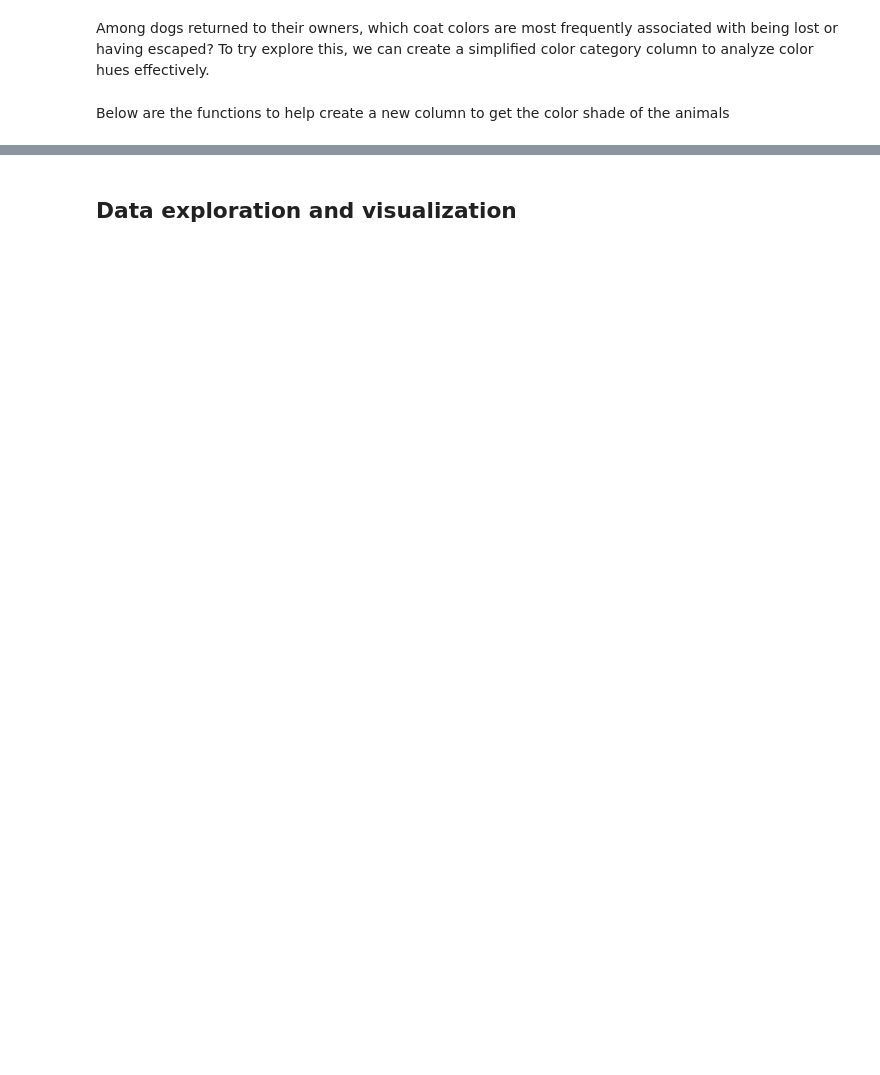
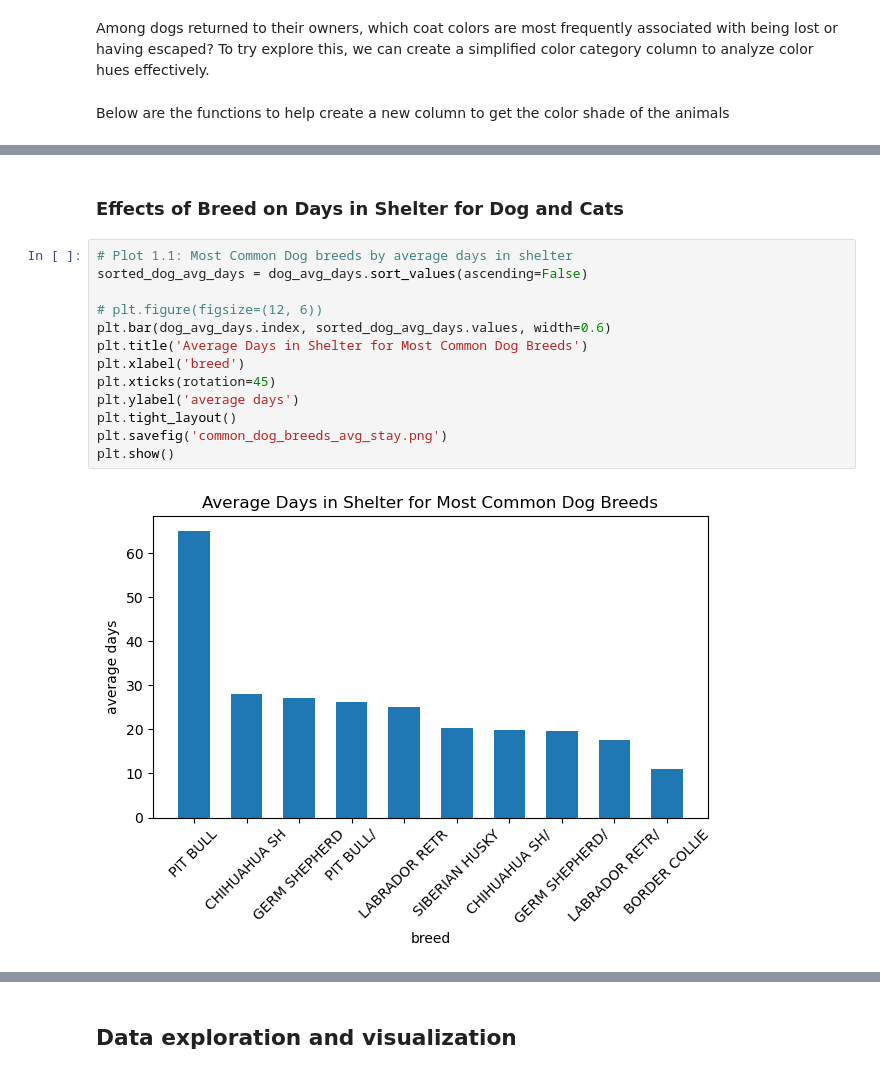
Before and after one commit to dalibug/383_ds_project_1, a Jupyter notebook: sonoma_shelter.ipynb, the cells around one changed output, grey strips where cells are left out. Cells and saved outputs as stored; diff of their text form; blank space fills up the shorter version.

Commit message:
Added effects of breed

```diff
--- a/sonoma_shelter.ipynb
+++ b/sonoma_shelter.ipynb
@@ -123,0 +151,17 @@ print(dogs_returned[['Name', 'Color', 'Primary Color', 'Primary Shade']].head(10
+# %% [markdown]
+### Effects of Breed on Days in Shelter for Dog and Cats
+# %%
+# Plot 1.1: Most Common Dog breeds by average days in shelter
+sorted_dog_avg_days = dog_avg_days.sort_values(ascending=False)
+
+# plt.figure(figsize=(12, 6))
+plt.bar(dog_avg_days.index, sorted_dog_avg_days.values, width=0.6)
+plt.title('Average Days in Shelter for Most Common Dog Breeds')
+plt.xlabel('breed')
+plt.xticks(rotation=45)
+plt.ylabel('average days')
+plt.tight_layout()
+plt.savefig('common_dog_breeds_avg_stay.png')
+plt.show()
+# %% [output]
+[figure, added]
```
Also changed, not shown: parts of 19 cells of this notebook, 2 other files.
